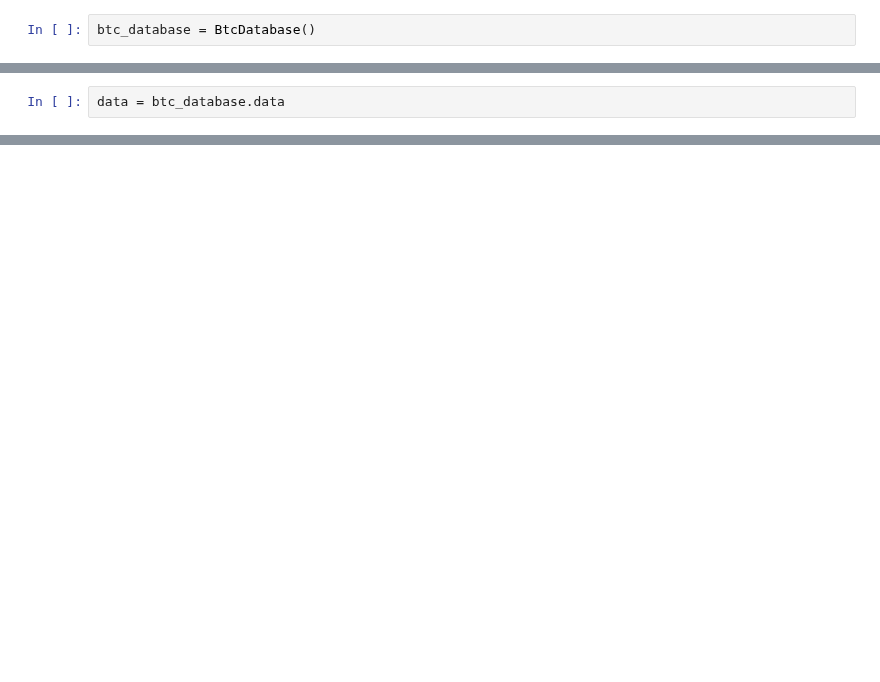
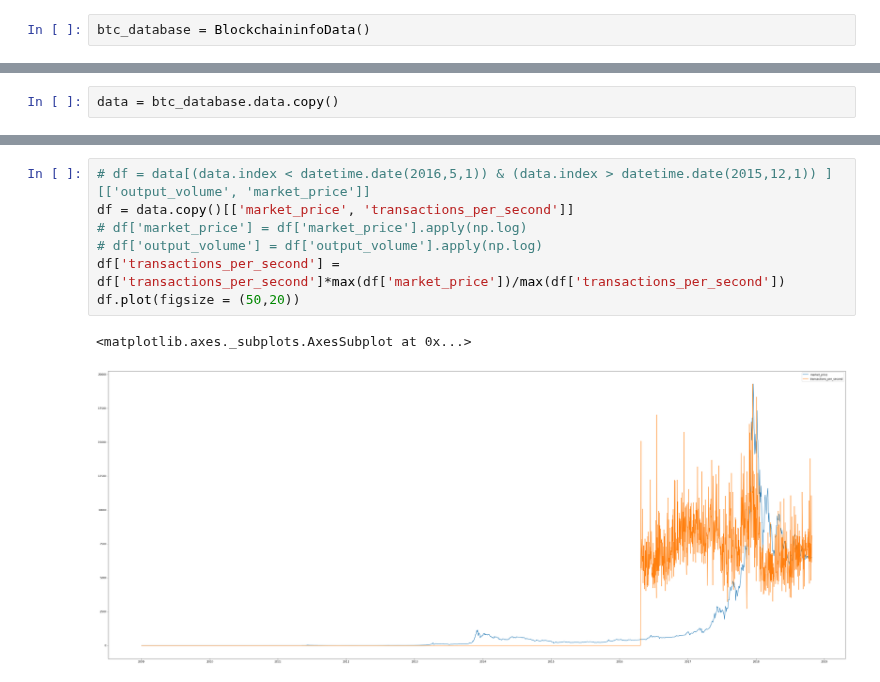
Before and after one commit to jorjiang/btc, a Jupyter notebook: exploration/test_database/nbs/test_database.ipynb, the cells around one changed output, grey strips where cells are left out. Cells and saved outputs as stored; diff of their text form; blank space fills up the shorter version.

```diff
--- a/exploration/test_database/nbs/test_database.ipynb
+++ b/exploration/test_database/nbs/test_database.ipynb
@@ -4,2 +35,2 @@ from database.data_base import BtcDatabase
 # %%
-btc_database = BtcDatabase()
+btc_database = BlockchaininfoData()
@@ -28,2 +37,2 @@ btc_database.create_btc_database()
 # %%
-data = btc_database.data
+data = btc_database.data.copy()
@@ -49,0 +55,10 @@ sys
+# %%
+# df = data[(data.index < datetime.date(2016,5,1)) & (data.index > datetime.date(2015,12,1)) ][['output_volume', 'market_price']]
+df = data.copy()[['market_price', 'transactions_per_second']]
+# df['market_price'] = df['market_price'].apply(np.log)
+# df['output_volume'] = df['output_volume'].apply(np.log)
+df['transactions_per_second'] = df['transactions_per_second']*max(df['market_price'])/max(df['transactions_per_second'])
+df.plot(figsize = (50,20))
+# %% [output]
+<matplotlib.axes._subplots.AxesSubplot at 0x...>
+[figure, added]
```
Also changed, not shown: parts of 15 cells of this notebook.
